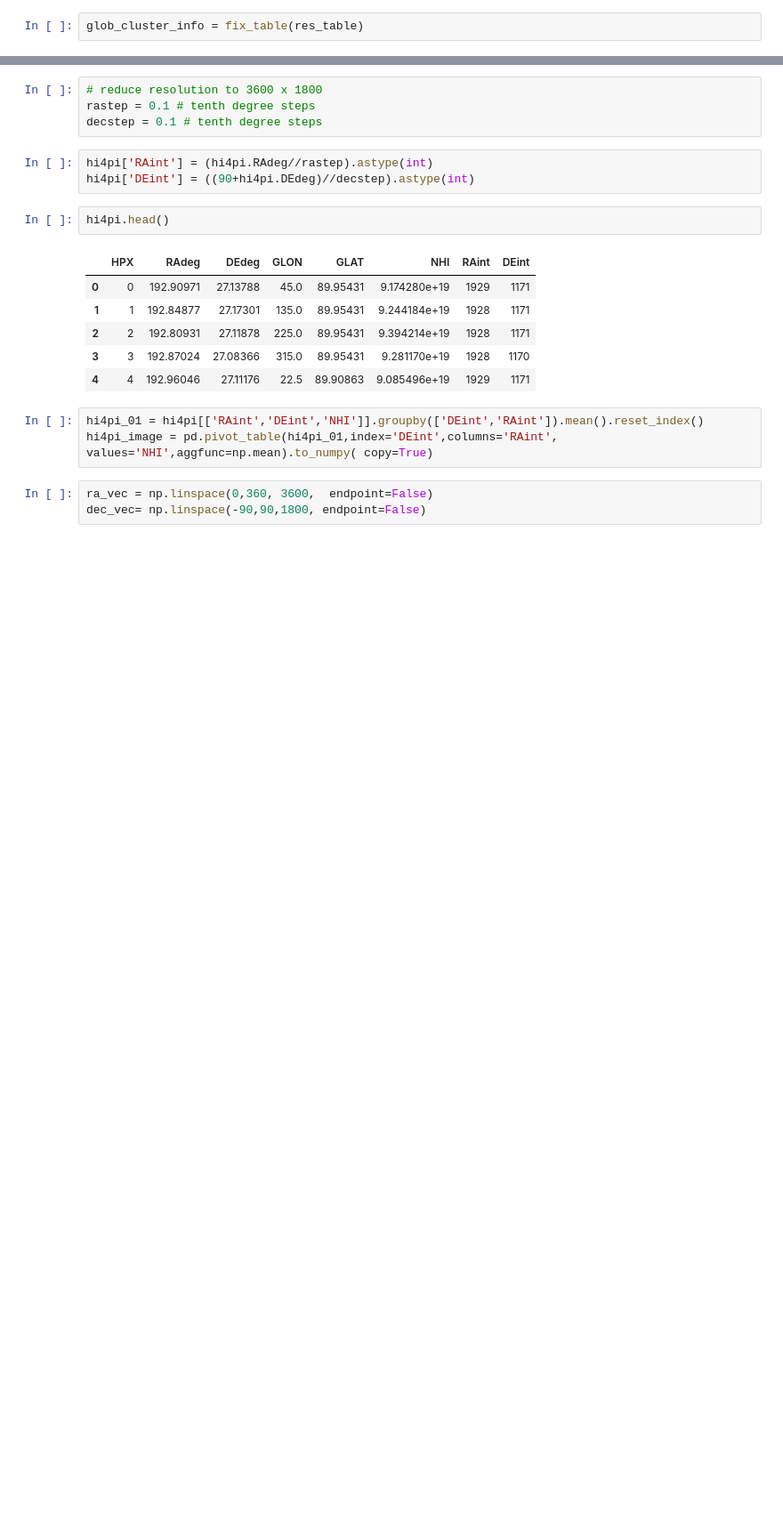
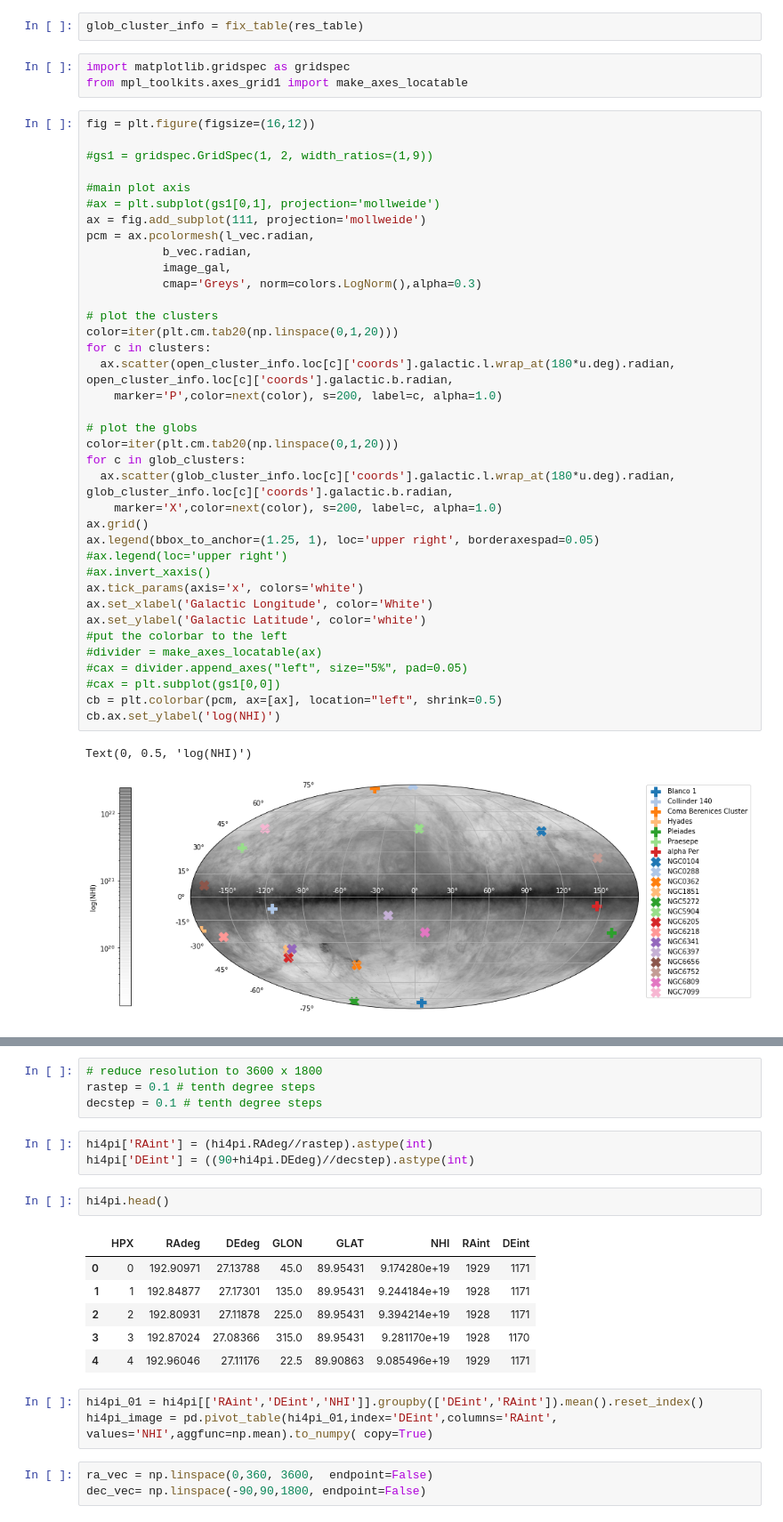
Before and after one commit to Dishwasha/cas-tau, a Jupyter notebook: AstropyTutorial.ipynb, the cells around one changed output, grey strips where cells are left out. Shown at 89% size. Saved outputs shown, nothing was run; the diff lists cells and outputs as text; blank space fills up the shorter version.

```diff
--- a/AstropyTutorial.ipynb
+++ b/AstropyTutorial.ipynb
@@ -226,2 +220,45 @@ WARNING: MergeConflictWarning: Cannot merge meta key 'description' types <class
 # %%
 glob_cluster_info = fix_table(res_table)
+# %%
+import matplotlib.gridspec as gridspec
+from mpl_toolkits.axes_grid1 import make_axes_locatable
+# %%
+fig = plt.figure(figsize=(16,12))
+
+#gs1 = gridspec.GridSpec(1, 2, width_ratios=(1,9))
+
+#main plot axis
+#ax = plt.subplot(gs1[0,1], projection='mollweide')
+ax = fig.add_subplot(111, projection='mollweide')
+pcm = ax.pcolormesh(l_vec.radian,
+           b_vec.radian,
+           image_gal,
+           cmap='Greys', norm=colors.LogNorm(),alpha=0.3)
+
+# plot the clusters
+color=iter(plt.cm.tab20(np.linspace(0,1,20)))
+for c in clusters:
+  ax.scatter(open_cluster_info.loc[c]['coords'].galactic.l.wrap_at(180*u.deg).radian, open_cluster_info.loc[c]['coords'].galactic.b.radian,
+    marker='P',color=next(color), s=200, label=c, alpha=1.0)
+
+# plot the globs
+color=iter(plt.cm.tab20(np.linspace(0,1,20)))
+for c in glob_clusters:
+  ax.scatter(glob_cluster_info.loc[c]['coords'].galactic.l.wrap_at(180*u.deg).radian, glob_cluster_info.loc[c]['coords'].galactic.b.radian,
+    marker='X',color=next(color), s=200, label=c, alpha=1.0)
+ax.grid()
+ax.legend(bbox_to_anchor=(1.25, 1), loc='upper right', borderaxespad=0.05)
+#ax.legend(loc='upper right')
+#ax.invert_xaxis()
+ax.tick_params(axis='x', colors='white')
+ax.set_xlabel('Galactic Longitude', color='White')
+ax.set_ylabel('Galactic Latitude', color='white')
+#put the colorbar to the left
+#divider = make_axes_locatable(ax)
+#cax = divider.append_axes("left", size="5%", pad=0.05)
+#cax = plt.subplot(gs1[0,0])
+cb = plt.colorbar(pcm, ax=[ax], location="left", shrink=0.5)
+cb.ax.set_ylabel('log(NHI)')
+# %% [output]
+Text(0, 0.5, 'log(NHI)')
+[figure, added]
```
Also changed, not shown: parts of 6 cells of this notebook.
